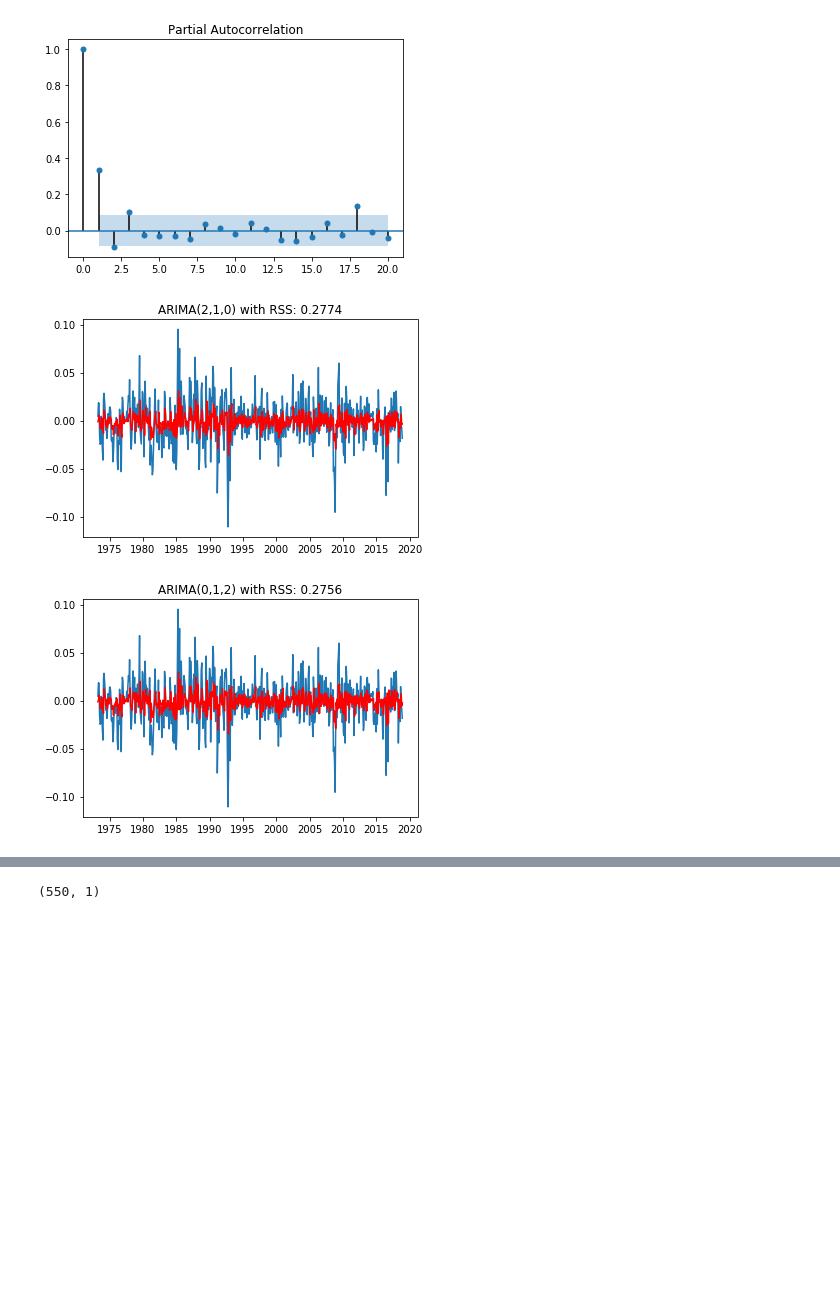
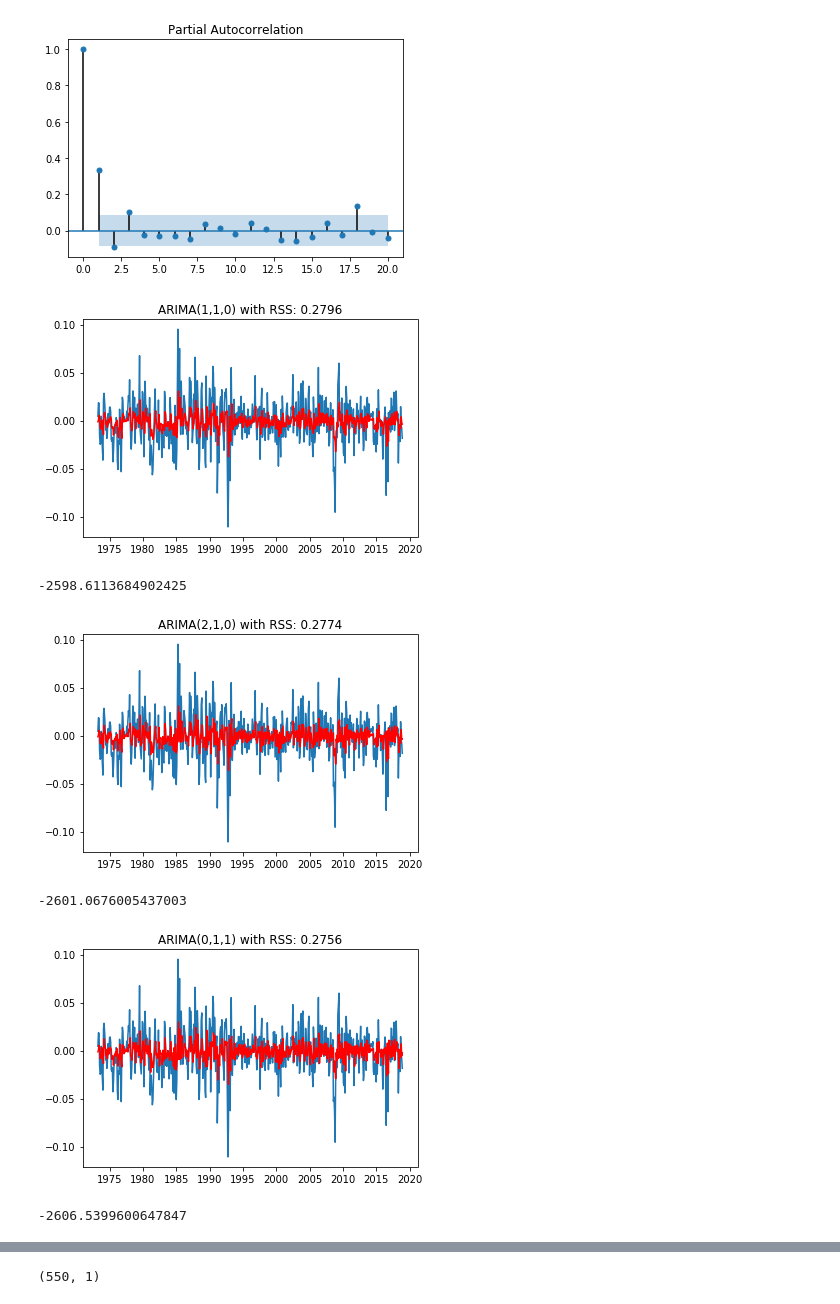
Before and after one commit to mosescheng26/Econ231, a Jupyter notebook: Econ231.ipynb, the cells around one changed output, grey strips where cells are left out. Cells and saved outputs as stored; diff of their text form; code cells hidden in the pictures; blank space fills up the shorter version.

```diff
--- a/Econ231.ipynb
+++ b/Econ231.ipynb
@@ -231,25 +231,41 @@ plt.show()
 # %% [output]
 [figure]
 [figure]
+# %%
+#AR Model
+model = ARIMA(ts_log, order=(1,1,0),freq='MS')
+results_AR1 = model.fit(disp=-1)
+plt.plot(ts_log_shift)
+plt.plot(results_AR1.fittedvalues, color='red')
+plt.title('ARIMA(1,1,0) with RSS: %.4f'% sum((results_AR1.fittedvalues-ts_log_shift['s_us_uk'])**2))
+plt.show()
+results_AR1.aic
+# %% [output]
+[figure, added]
+-2598.6113684902425
 # %%
 # AR Model
 model = ARIMA(ts_log, order=(2,1,0),freq='MS')
-results_AR = model.fit(disp=-1)
+results_AR2 = model.fit(disp=-1)
 plt.plot(ts_log_shift)
-plt.plot(results_AR.fittedvalues, color='red')
-plt.title('ARIMA(2,1,0) with RSS: %.4f'% sum((results_AR.fittedvalues-ts_log_shift['s_us_uk'])**2))
+plt.plot(results_AR2.fittedvalues, color='red')
+plt.title('ARIMA(2,1,0) with RSS: %.4f'% sum((results_AR2.fittedvalues-ts_log_shift['s_us_uk'])**2))
 plt.show()
+results_AR2.aic
 # %% [output]
 [figure]
+-2601.0676005437003
 # %%
 # MA Model
-model = ARIMA(ts_log, order=(0,1,2),freq='MS')
+model = ARIMA(ts_log, order=(0,1,1),freq='MS')
 results_MA = model.fit(disp=-1)
 plt.plot(ts_log_shift)
 plt.plot(results_MA.fittedvalues, color='red')
-plt.title('ARIMA(0,1,2) with RSS: %.4f'% sum((results_MA.fittedvalues-ts_log_shift['s_us_uk'])**2))
+plt.title('ARIMA(0,1,1) with RSS: %.4f'% sum((results_MA.fittedvalues-ts_log_shift['s_us_uk'])**2))
 plt.show()
+results_MA.aic
 # %% [output]
 [figure]
+-2606.5399600647847
 # %%
 #ARIMA Model
```
Also changed, not shown: parts of 8 cells of this notebook.
